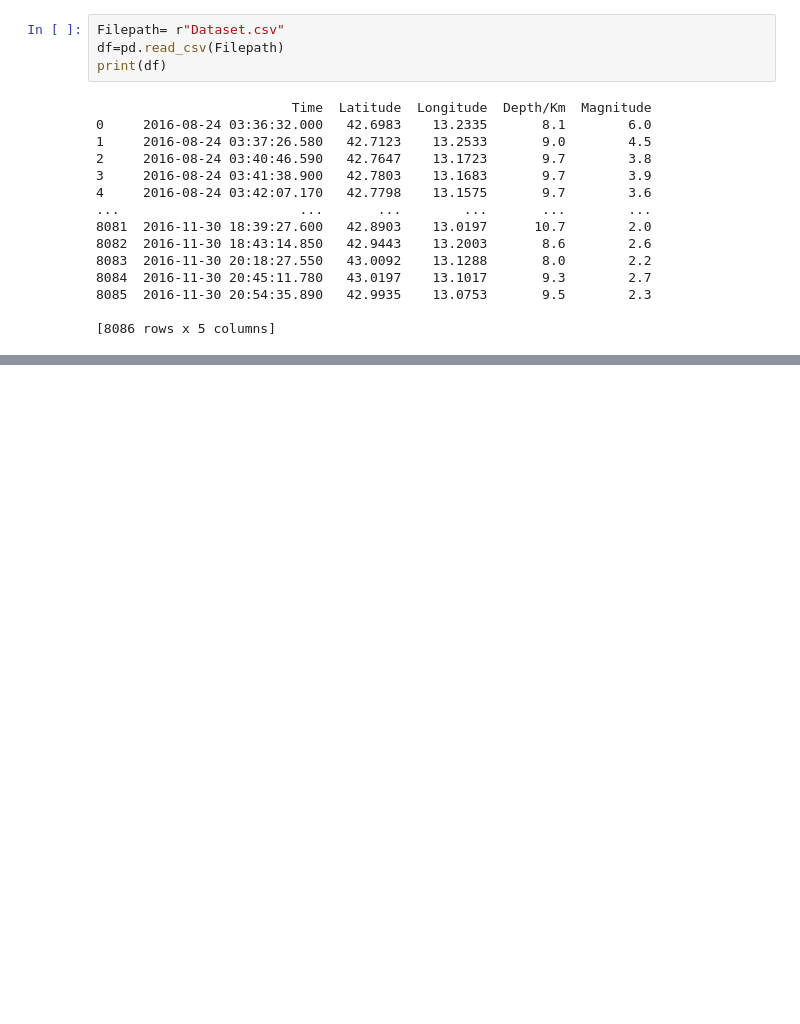
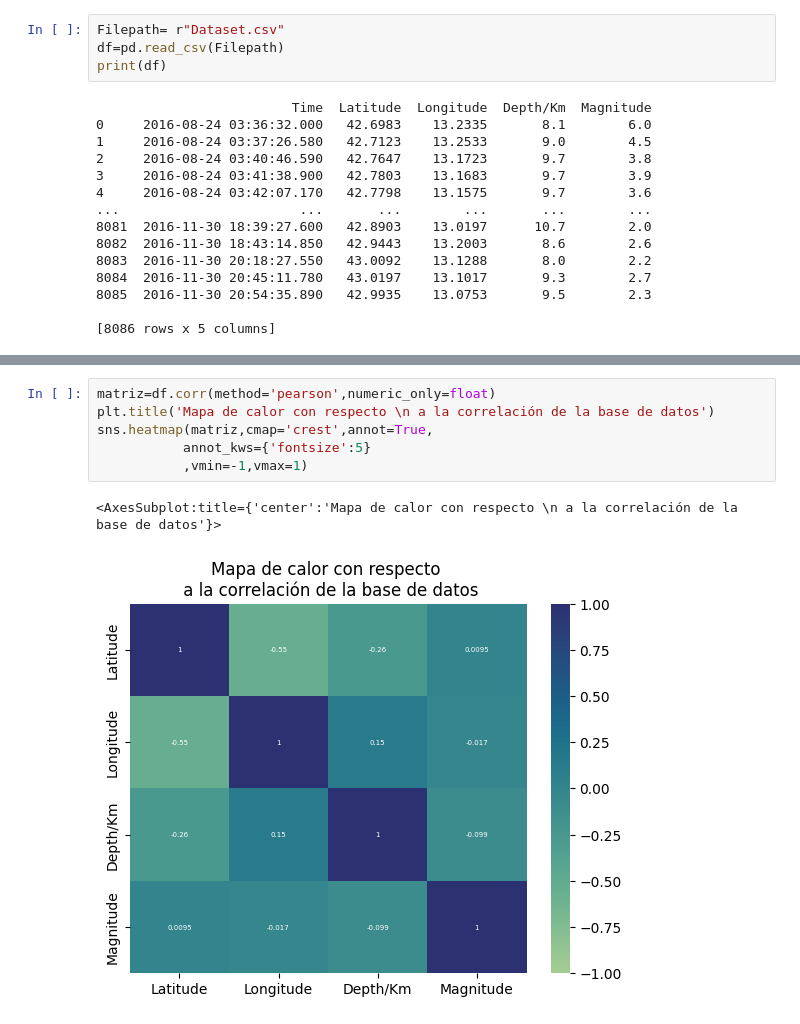
Before and after one commit to MrBloom911/SismicOperations, a Jupyter notebook: ProyectoComp.ipynb, the cells around one changed output, grey strips where cells are left out. Cells and saved outputs as stored; diff of their text form; blank space fills up the shorter version.

```diff
--- a/ProyectoComp.ipynb
+++ b/ProyectoComp.ipynb
@@ -27,0 +50,9 @@ print(df)
+# %%
+matriz=df.corr(method='pearson',numeric_only=float)
+plt.title('Mapa de calor con respecto \n a la correlación de la base de datos')
+sns.heatmap(matriz,cmap='crest',annot=True,
+           annot_kws={'fontsize':5}
+           ,vmin=-1,vmax=1)
+# %% [output]
+<AxesSubplot:title={'center':'Mapa de calor con respecto \n a la correlación de la base de datos'}>
+[figure, added]
```
Also changed, not shown: parts of 6 cells of this notebook.
